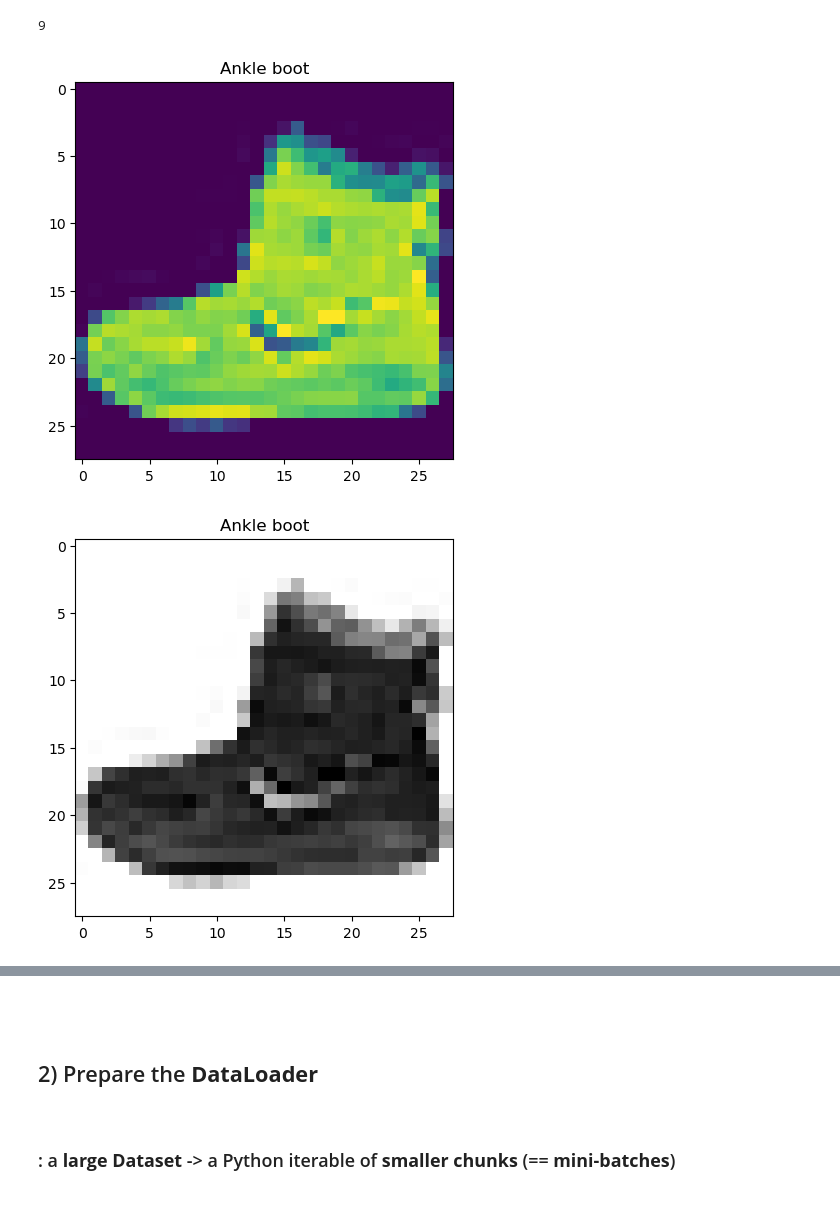
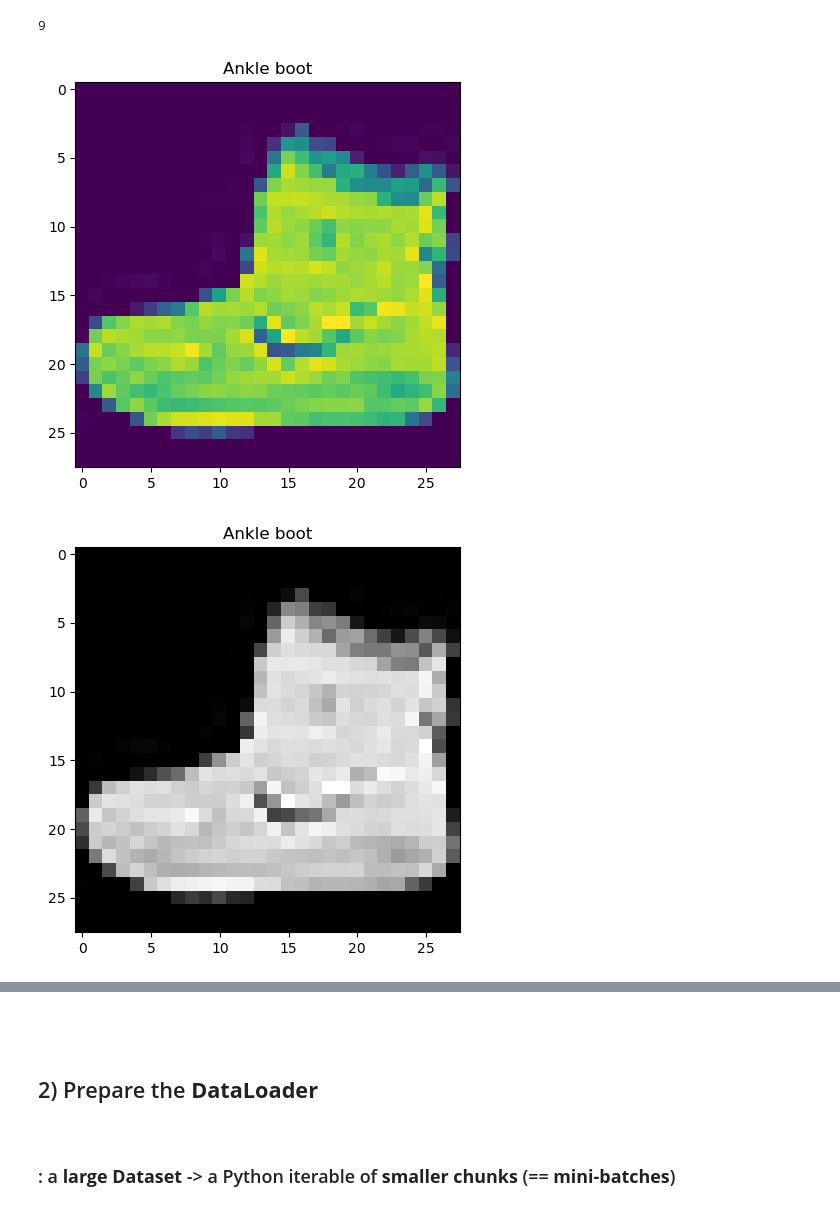
Before and after one commit to 9oormthon-univ-dmu/9oormTeam-AIStudy-1-, a Jupyter notebook: 4week/이현민/6-1. TorchVision + DataLoader.ipynb, the cells around one changed output, grey strips where cells are left out. Saved outputs shown, nothing was run; the diff lists cells and outputs as text; code cells hidden in the pictures.

```diff
--- a/4week/이현민/6-1. TorchVision + DataLoader.ipynb
+++ b/4week/이현민/6-1. TorchVision + DataLoader.ipynb
@@ -77,20 +77,20 @@ print(torchvision.__version__)
 
 ## 1) Download & browse the dataset
 # %%
-train_data = ?.datasets.?( # FashionMNIST 데이터 활용
+train_data = torchvision.datasets.FashionMNIST( # FashionMNIST 데이터 활용
     root="data", # 데이터를 다운로드할 디렉토리
-    ?=True, # get "train" data
+    train=True, # get "train" data
     download=True,
-    transform=transforms.?(), # (Original) PIL format -> PyTorch tensors ("to tensor")
+    transform=transforms.ToTensor(), # (Original) PIL format -> PyTorch tensors ("to tensor")
     target_transform=None # target(label) 데이터 역시도 원할 경우 transform 가능
 )
 
 # Setup testing data
-test_data = ?.datasets.?(
+test_data = torchvision.datasets.FashionMNIST(
     root="data",
-    ?=False, # get test data
+    train=False, # get test data
     download=True,
-    transform=transforms.?() # (Original) PIL format -> PyTorch tensors
+    transform=transforms.ToTensor() # (Original) PIL format -> PyTorch tensors
 )
 # %% [markdown]
 <br>
@@ -154,20 +180,20 @@ train_data[0][1]
 # %%
 image, label_num = train_data[0]
 
-image = image.?(28, 28) # [1, 28, 28] -> [28, 28]
-label = train_data.?[label_num] # class names @ train_data.classes
+image = image.reshape(28, 28) # [1, 28, 28] -> [28, 28]
+label = train_data.classes[label_num] # class names @ train_data.classes
 
 plt.figure(figsize=(5, 5), dpi=100)
-plt.?(image) # image show
+plt.imshow(image) # image show
 plt.title(label)
 plt.show()
 # %% [output]
-[figure, old version]
+[figure, new version]
 # %%
 plt.figure(figsize=(5, 5), dpi=100)
-plt.imshow(image, cmap='?') # Original image (gray-reversed)
+plt.imshow(image, cmap='gray') # Original image (gray-reversed)
 plt.title(label)
 plt.show()
 # %% [output]
-[figure, old version]
+[figure, new version]
 # %%
```
Also changed, not shown: parts of 36 cells of this notebook, 1 other file.
